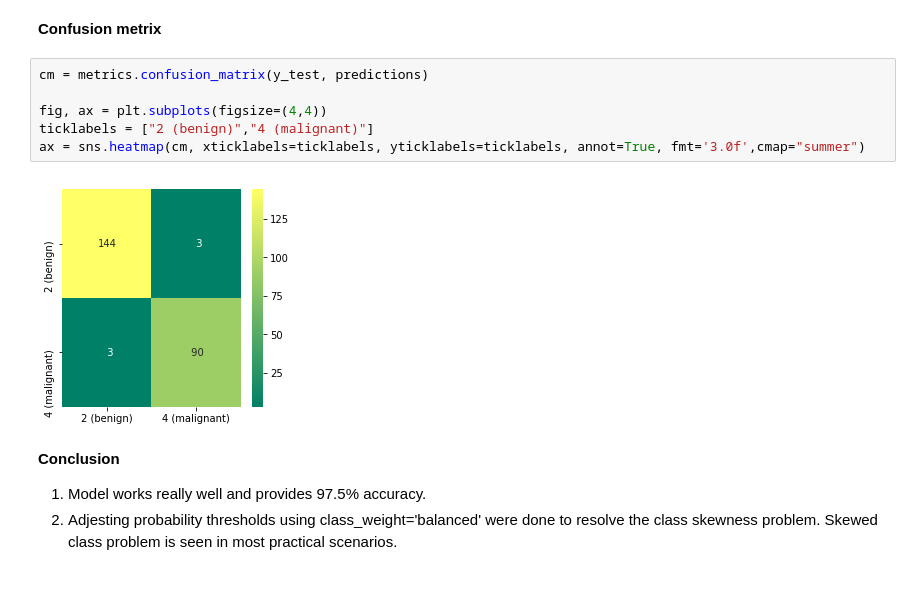
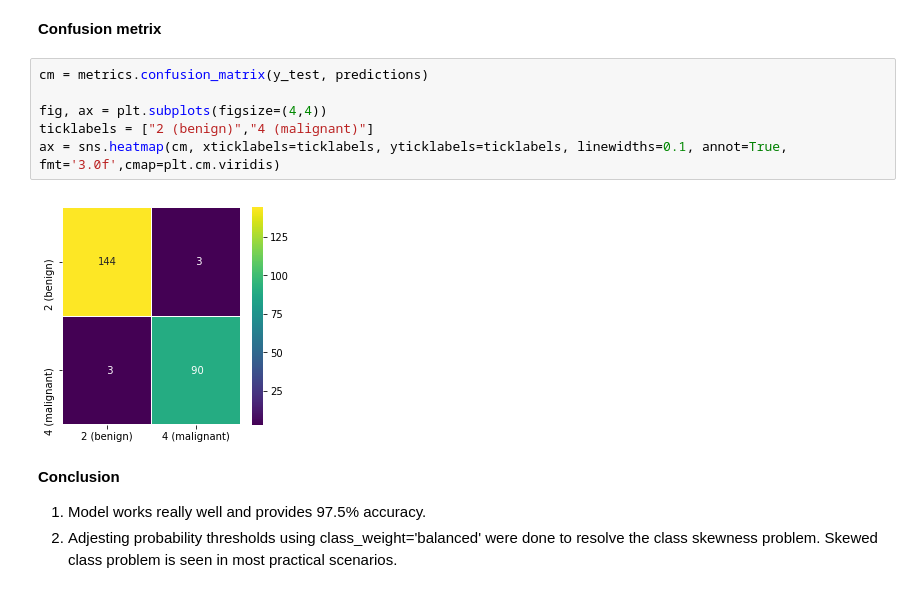
Before and after one commit to PraAnj/classification_breast_cancer, a Jupyter notebook: src/KNNClassifier.ipynb, the cells around one changed output. Drawn from its saved outputs; the diff is of its cells as text.

```diff
--- a/src/KNNClassifier.ipynb
+++ b/src/KNNClassifier.ipynb
@@ -97,11 +103,11 @@ F1 score score =  [0.97959184 0.96774194]
 # %%
 cm = metrics.confusion_matrix(y_test, predictions)
 
 fig, ax = plt.subplots(figsize=(4,4))
 ticklabels = ["2 (benign)","4 (malignant)"]
-ax = sns.heatmap(cm, xticklabels=ticklabels, yticklabels=ticklabels, annot=True, fmt='3.0f',cmap="summer")
+ax = sns.heatmap(cm, xticklabels=ticklabels, yticklabels=ticklabels, linewidths=0.1, annot=True, fmt='3.0f',cmap=plt.cm.viridis)
 # %% [output]
-[figure, old version]
+[figure, new version]
 # %% [markdown]
 **Conclusion**
 01. Model works really well and provides 97.5% accuracy.
```
Also changed, not shown: parts of 4 cells of this notebook, 4 other files.
